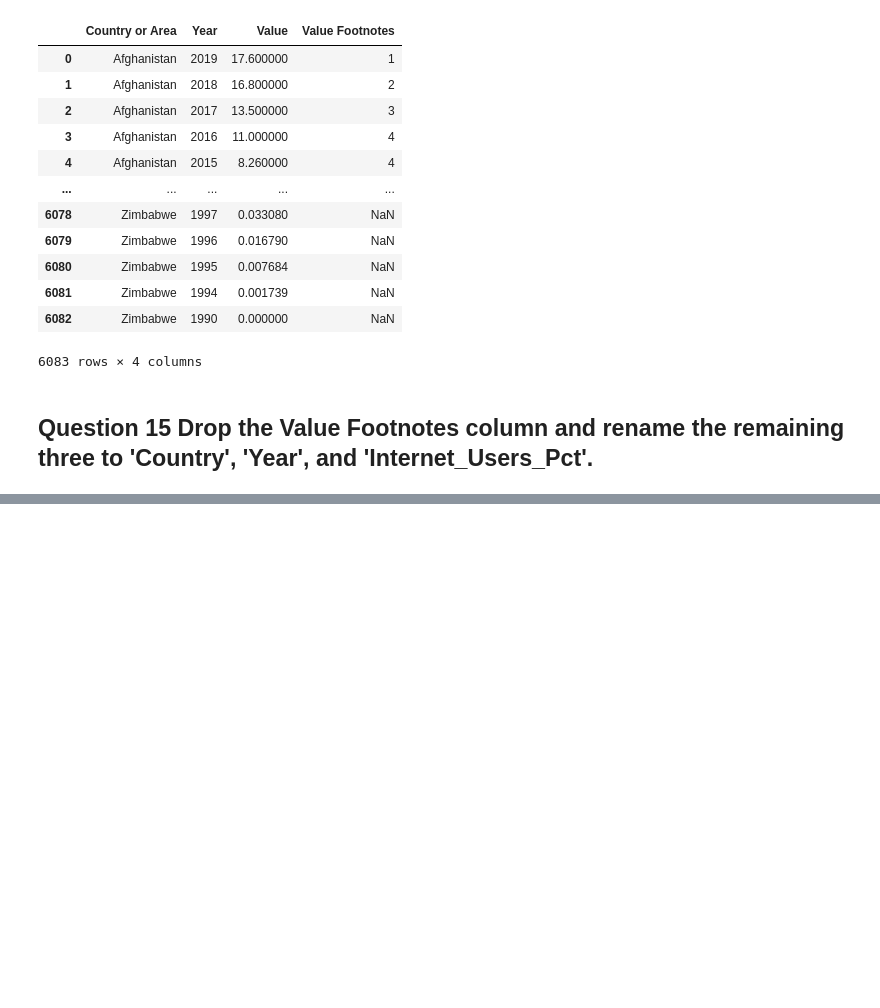
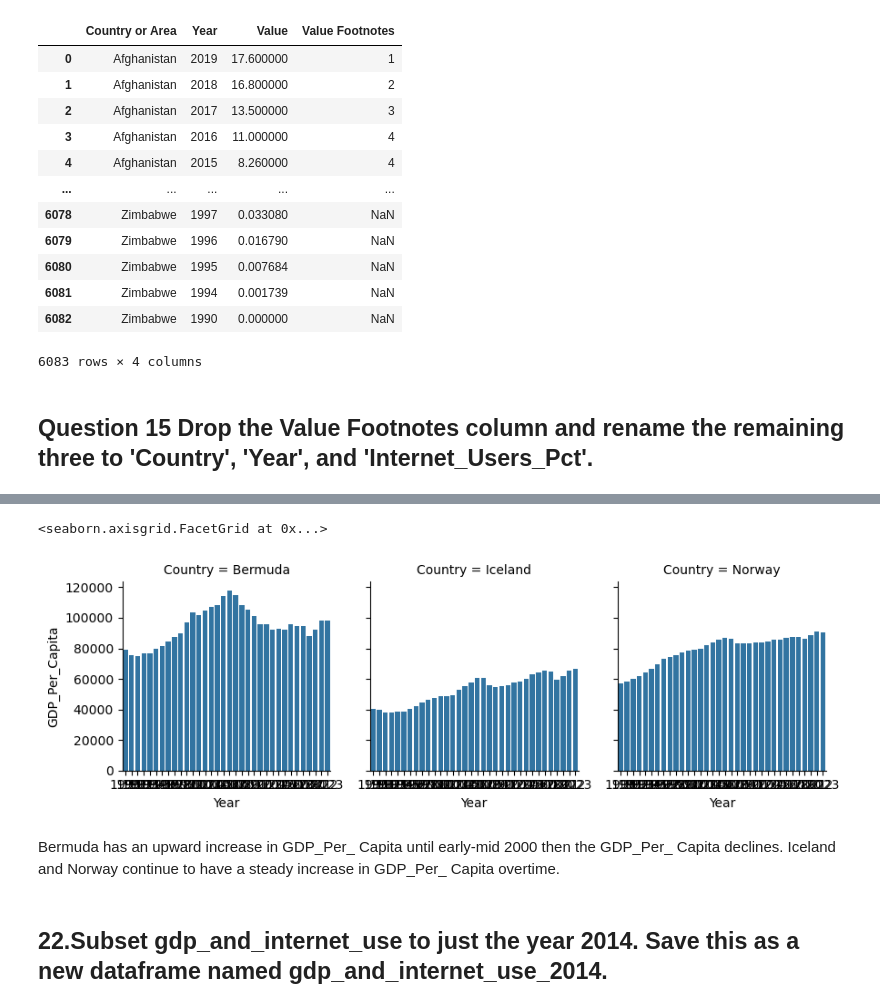
Before and after one commit to BrittanyRussell-15/un-exploration-PythonBrittanyRussell-15, a Jupyter notebook: notebooks/BrittanyRussellUndataProject1.ipynb, the cells around one changed output, grey strips where cells are left out. Saved outputs shown, nothing was run; the diff lists cells and outputs as text; code cells hidden in the pictures; blank space fills up the shorter version.

```diff
--- a/notebooks/BrittanyRussellUndataProject1.ipynb
+++ b/notebooks/BrittanyRussellUndataProject1.ipynb
@@ -399,0 +611,3 @@ internet_df.columns=[ 'Country', 'Year', 'Internet_Users_Pct']
+# %%
+gdp_and_internet_use = pd.merge(gdp_df,internet_dfv2, on=['Country','Year'], how='left')
+gdp_and_internet_use
@@ -399,0 +654,4 @@ internet_df.columns=[ 'Country', 'Year', 'Internet_Users_Pct']
+# %%
+top3internetcountries2014=['Iceland', 'Bermuda','Norway']
+top3internetcountries=gdp_and_internet_use[gdp_and_internet_use.Country.isin(top3internetcountries2014)]
+top3internetcountries
@@ -399,0 +672,12 @@ internet_df.columns=[ 'Country', 'Year', 'Internet_Users_Pct']
+# %%
+g = sns.FacetGrid(top3internetcountries, col="Country")
+g.map_dataframe(sns.barplot, x="Year", y="GDP_Per_Capita")
+               # ,height=3, aspect=3)
+#orient="y" : rotates the graph
+# %% [output]
+<seaborn.axisgrid.FacetGrid at 0x...>
+[figure, added]
+# %% [markdown]
+Bermuda has an upward increase in GDP_Per_ Capita until early-mid 2000 then the GDP_Per_ Capita declines. Iceland and Norway continue to have a steady increase in  GDP_Per_ Capita overtime.
+# %% [markdown]
+## 22.Subset gdp_and_internet_use to just the year 2014. Save this as a new dataframe named gdp_and_internet_use_2014.
```
Also changed, not shown: parts of 50 cells of this notebook.
